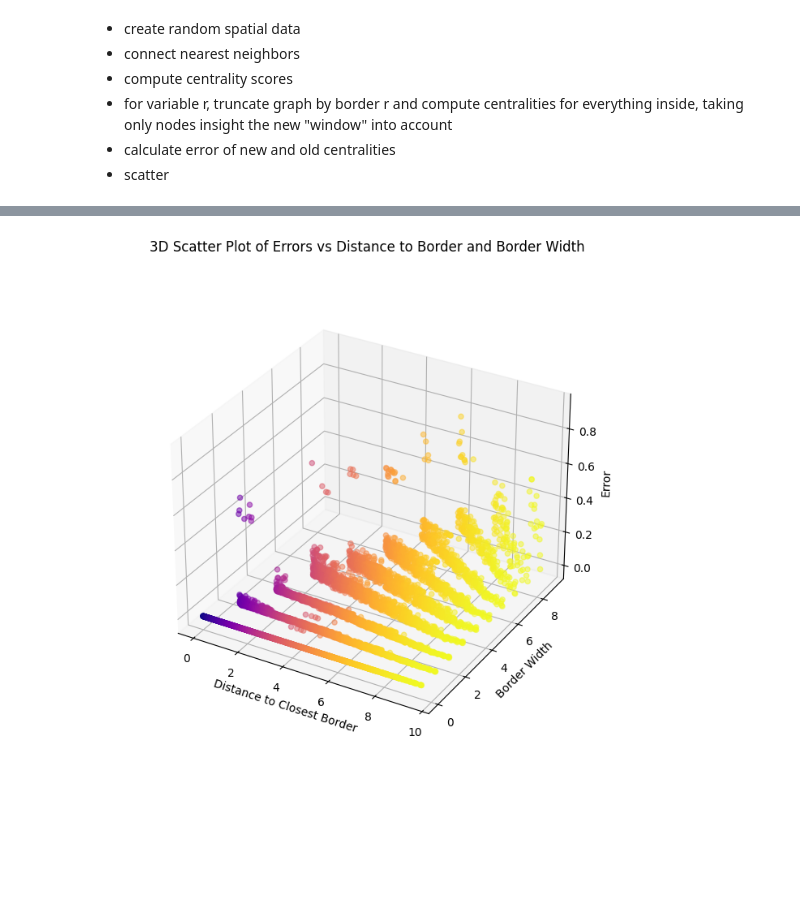
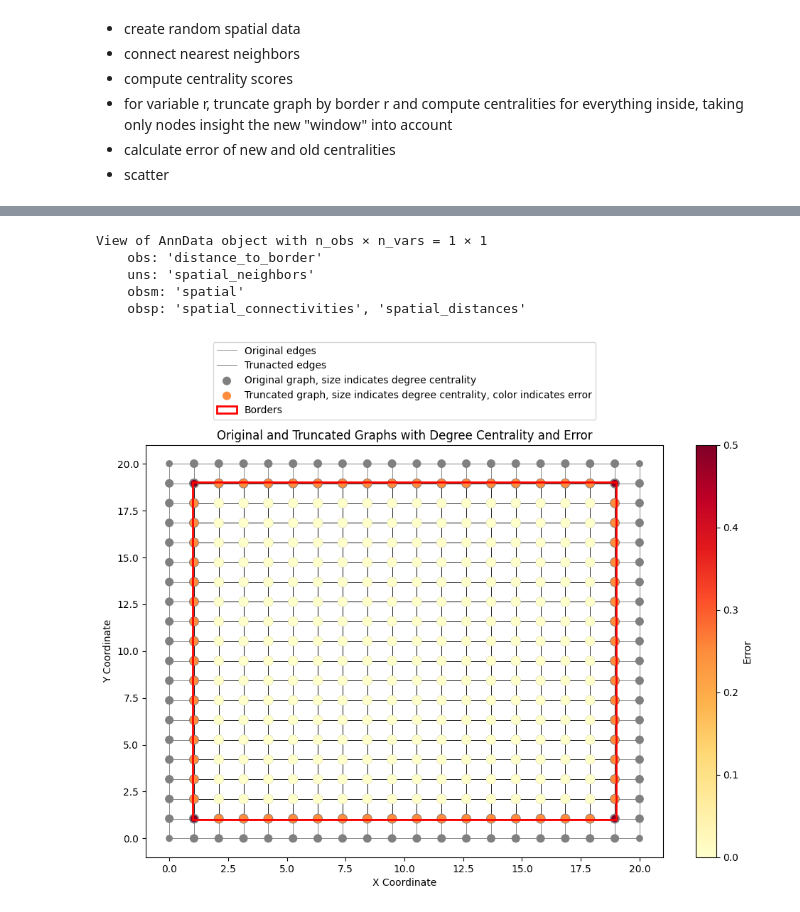
Before and after one commit to uderhardtlab/truncated_graphs, a Jupyter notebook: notebooks/first_analyses.ipynb, the cells around one changed output, grey strips where cells are left out. Cells and saved outputs as stored; diff of their text form; code cells hidden in the pictures; blank space fills up the shorter version.

```diff
--- a/notebooks/first_analyses.ipynb
+++ b/notebooks/first_analyses.ipynb
@@ -23,22 +23,20 @@ from truncated_graphs import *
 - calculate error of new and old centralities
 - scatter
 # %%
-measure = "degree"
-n = 2000
-bounds=(0, 20)
-type="normal"
+n = 20**2
+bounds = (0, 20)
+borders = [1, 2, 3, 4, 5, 6, 7, 8]
+type = "regular"
 coordinates = generate_coordinates(n=n, bounds=bounds, type=type)
-adata_original = create_anndata(coordinates, n_neighs=8, bounds=bounds)
-compute_centrality_measures(adata_original)
-borders = [0, 1, 2, 3, 4, 5, 6, 7, 8, 9]
+reg_original = create_anndata(coordinates, n_neighs=4, bounds=bounds)
+reg_original, reg_truncated = fully_process(adata_original=reg_original, bounds=bounds, borders=borders)
 
-error_dfs = dict()
-adatas_truncated = dict()
-centralities_truncated = dict()
+type = "hexagonal"
+coordinates = generate_coordinates(n=n, bounds=bounds, type=type)
+hex_original = create_anndata(coordinates, n_neighs=6, bounds=bounds)
+hex_original, hex_truncated = fully_process(adata_original=hex_original, bounds=bounds, borders=borders)
 
-for border in borders:
-    adatas_truncated[border] = filter_border_nodes(adata_original, border=border, bounds=bounds)
-    compute_centrality_measures(adatas_truncated[border])
-    compute_node_errors_and_distances(adata_original=adata_original,
-                                      adata_truncated=adatas_truncated[border],
-                                      bounds=bounds)
+type = "normal"
+coordinates = generate_coordinates(n=2000, bounds=bounds, type=type)
+normal_original = create_anndata(coordinates, n_neighs=6, bounds=bounds)
+normal_original, normal_truncated = fully_process(adata_original=normal_original, bounds=bounds, borders=borders)
@@ -53,4 +101,6 @@ plt.savefig(f"../result_plots/{type}/{type}_{measure}_border={border}_n={n}.png"
 # %%
+measure = "betweenness"
+
 fig = plt.figure(figsize=(10, 7))
 ax = fig.add_subplot(111, projection='3d')
 pal = sns.color_palette("plasma", len(adata_original))
@@ -62,9 +112,21 @@ for i, border in enumerate(adatas_truncated.keys()):
 ax.set_xlabel('Distance to Closest Border')
 ax.set_ylabel('Border Width')
 ax.set_zlabel('Error')
-ax.set_title('3D Scatter Plot of Errors vs Distance to Border and Border Width')
+ax.set_title(f'{measure.capitalize()} Measure Errors vs Distance to Border and Border Width')
 ax.set_box_aspect(None, zoom=0.85)
 plt.tight_layout()
 plt.savefig(f"../result_plots/{type}/{measure}_by_border_on_{type}_grid_n={n}.png", bbox_inches="tight")
-# %% [output]
-[figure, removed]
+# %%
+hex_original[1]
+# %% [output]
+View of AnnData object with n_obs × n_vars = 1 × 1
+    obs: 'distance_to_border'
+    uns: 'spatial_neighbors'
+    obsm: 'spatial'
+    obsp: 'spatial_connectivities', 'spatial_distances'
+# %%
+border = 1
+plot_graphs_with_errors(reg_original, reg_truncated[border], border=border, measure=measure, bounds=bounds)
+#plt.savefig(f"../result_plots/{type}/{type}_{measure}_border={border}_n={n}.png")
+# %% [output]
+[figure, new version]
```
Also changed, not shown: parts of 8 cells of this notebook, 1 other file.
